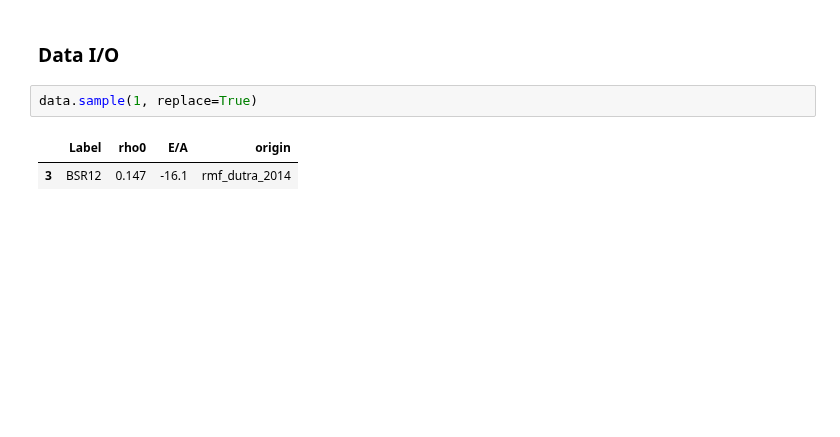
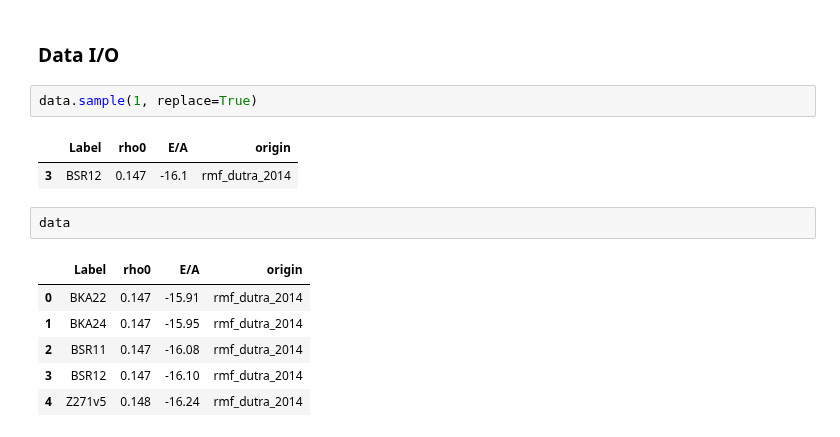
Before and after one commit to cdrischler/nuclear_saturation, a Jupyter notebook: saturation_analysis.ipynb, the cells around one changed output. Cells and saved outputs as stored; diff of their text form; blank space fills up the shorter version.

```diff
--- a/saturation_analysis.ipynb
+++ b/saturation_analysis.ipynb
@@ -466,3 +507,12 @@ data.sample(1, replace=True)
 # %% [output]
 |  | Label | rho0 | E/A | origin |
 | 3 | BSR12 | 0.147 | -16.1 | rmf_dutra_2014 |
+# %%
+data
+# %% [output]
+|  | Label | rho0 | E/A | origin |
+| 0 | BKA22 | 0.147 | -15.91 | rmf_dutra_2014 |
+| 1 | BKA24 | 0.147 | -15.95 | rmf_dutra_2014 |
+| 2 | BSR11 | 0.147 | -16.08 | rmf_dutra_2014 |
+| 3 | BSR12 | 0.147 | -16.10 | rmf_dutra_2014 |
+| 4 | Z271v5 | 0.148 | -16.24 | rmf_dutra_2014 |
```
Also changed, not shown: parts of 7 cells of this notebook.
